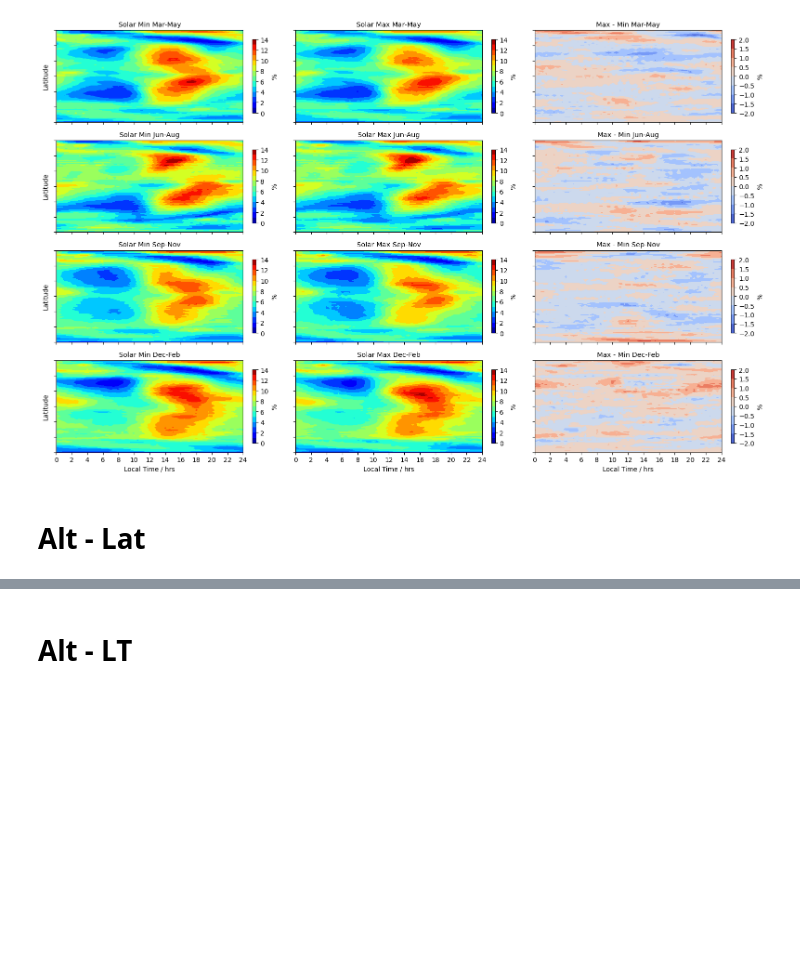
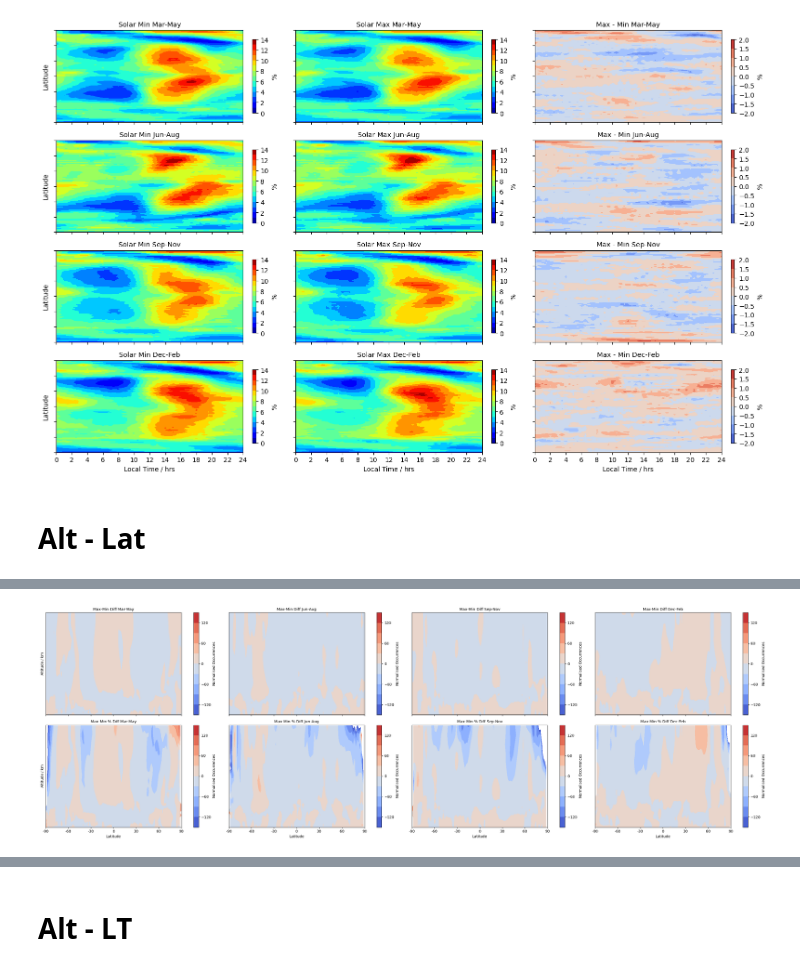
Before and after one commit to CharlieReyno/Sporadic-E-Project, a Jupyter notebook: WACCM_individual_plots.ipynb, the cells around one changed output, grey strips where cells are left out. Cells and saved outputs as stored; diff of their text form; code cells hidden in the pictures; blank space fills up the shorter version.

```diff
--- a/WACCM_individual_plots.ipynb
+++ b/WACCM_individual_plots.ipynb
@@ -1740,0 +1641,73 @@ plt.show()
+# %%
+# Define the parameters for plotting
+vmin = 0
+vmax = 1
+nolevs = 11
+
+vmindiff = -150  # 0.25
+vmaxdiff = 150   # 0.25
+nolevsdiff = 11
+
+cmap = plt.get_cmap('jet')
+
+fig, axes = plt.subplots(nrows=2, ncols=4, figsize=(30, 10), sharex=True, sharey=True)
+
+# Define the data for each plot
+subplots_min = [SpEs_spr_alt_lat_min_norm, SpEs_sum_alt_lat_min_norm, SpEs_aut_alt_lat_min_norm, SpEs_win_alt_lat_min_norm]
+subplots_max = [SpEs_spr_alt_lat_max_norm, SpEs_sum_alt_lat_max_norm, SpEs_aut_alt_lat_max_norm, SpEs_win_alt_lat_max_norm]
+subplots_diff = [(max_data - min_data) for max_data, min_data in zip(subplots_max, subplots_min)]
+subplots_diff_percent = [((max_data - min_data) / max_data) * 100 for max_data, min_data in zip(subplots_max, subplots_min)]
+
+# Define the altitudes for each plot
+alts_waccm = [altavg_sl_spr, altavg_sl_sum, altavg_sl_aut, altavg_sl_win]
+
+# Define the titles for each plot
+titles = ['Mar-May', 'Jun-Aug', 'Sep-Nov', 'Dec-Feb']
+
+# Plot the data for solar min, solar max, and their difference
+for i in range(4):
+
+    # Max-Min Difference
+    ax_diff = axes[0, i]
+    norm = MidpointNormalize(midpoint=0, vmin=vmindiff, vmax=vmaxdiff)
+    C_diff = ax_diff.contourf(lat, alts_plot, subplots_diff[i], cmap='coolwarm',
+                              levels=np.linspace(vmindiff, vmaxdiff, nolevsdiff), vmin=vmindiff, vmax=vmaxdiff,
+                              norm=norm)
+
+    if i == 0:
+        ax_diff.set_ylabel('Altitude / km')  # Add y-axis label for the first column only
+
+    cbar_diff = fig.colorbar(C_diff, ax=ax_diff, pad=0.07)
+    cbar_diff.set_label(r'Normalised Occurrences')
+    ax_diff.set_title(f'Max-Min Diff {titles[i]}', fontsize=10.5)
+
+    # Max-Min Difference Percentage
+    ax_diff_percent = axes[1, i]
+    norm = MidpointNormalize(midpoint=0, vmin=vmindiff, vmax=vmaxdiff)
+    C_diff_percent = ax_diff_percent.contourf(lat, alts_plot, subplots_diff_percent[i], cmap='coolwarm',
+                                              levels=np.linspace(vmindiff, vmaxdiff, nolevsdiff), vmin=vmindiff, vmax=vmaxdiff,
+                                              norm=norm)
+
+    if i == 0:
+        ax_diff_percent.set_ylabel('Altitude / km')  # Add y-axis label for the first column only
+
+    if i > 0:
+        ax_diff_percent.set_yticks([])  # Remove y-axis labels for non-first columns
+
+    # Assign the colorbar to the bottom row correctly
+    cbar_diff_percent = fig.colorbar(C_diff_percent, ax=ax_diff_percent, pad=0.07)
+    cbar_diff_percent.set_label(r'Normalised Occurrences')
+    ax_diff_percent.set_title(f'Max-Min % Diff {titles[i]}', fontsize=10.5)
+
+    # Add x-axis labels only for the bottom row
+    ax_diff_percent.set_xlabel('Latitude')
+    ax_diff_percent.set_xticks(np.linspace(-90, 90, 7))
+    ax_diff_percent.set_xticklabels([-90, -60, -30, 0, 30, 60, 90])
+
+# Adjust layout and save the figure
+plt.tight_layout(rect=[0.05, 0.03, 1, 0.95])
+figname = f'{run_name}_Diff_AltLat_norm.png'
+# plt.savefig(f'Figures/Solar_Comp/' + str(figname), dpi=400, bbox_inches='tight')
+plt.show()
+# %% [output]
+[figure, added]
```
Also changed, not shown: parts of 3 cells of this notebook.
